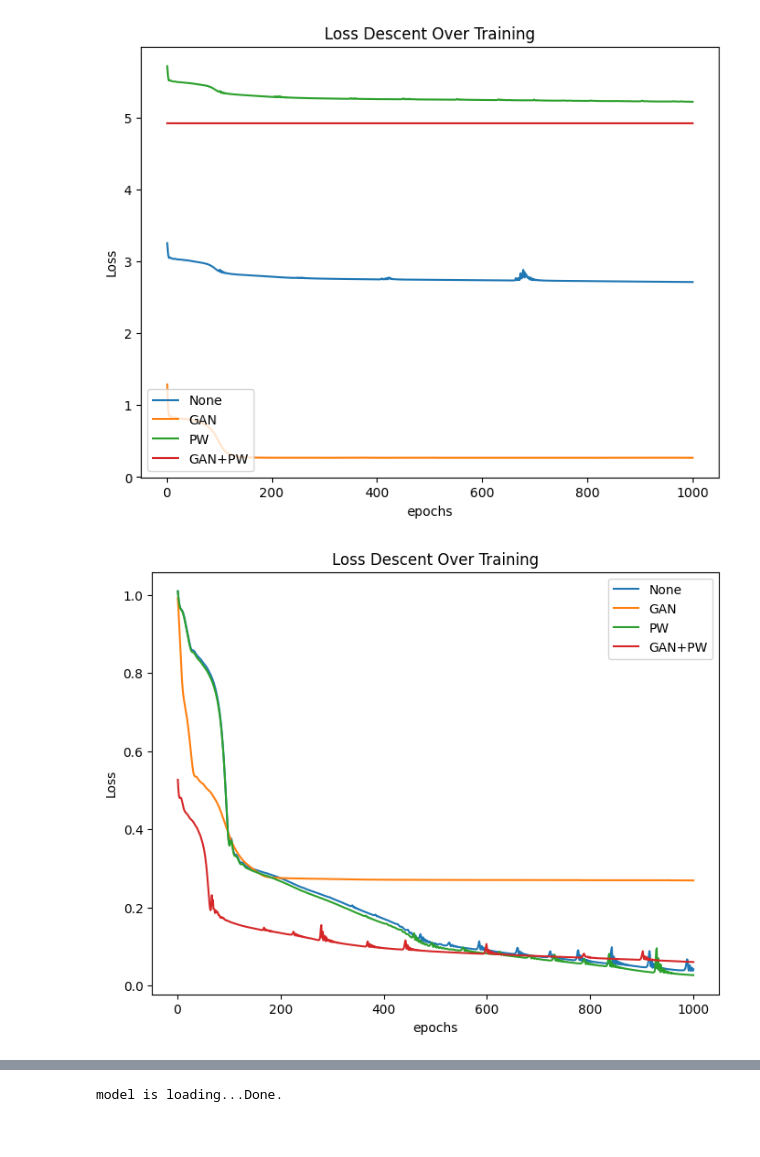
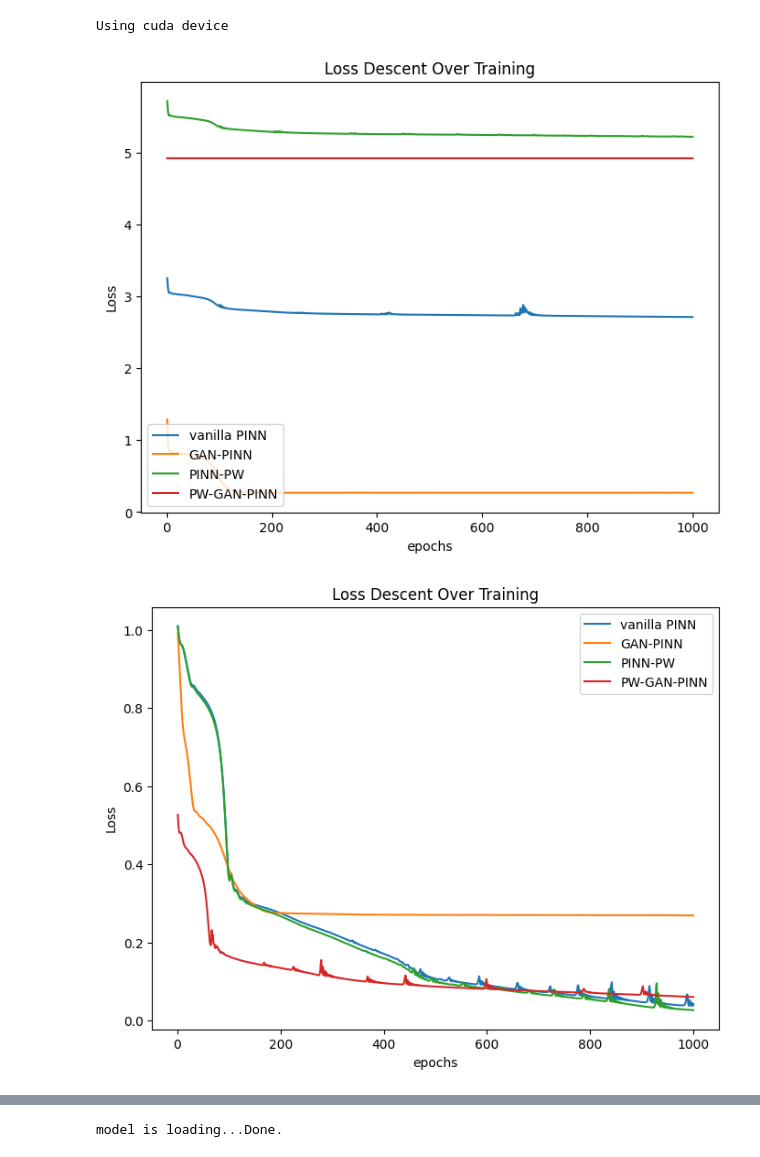
Before and after one commit to Max-Hi/GenerativePINNs, a Jupyter notebook: Plotting.ipynb, the cells around one changed output, grey strips where cells are left out. Saved outputs shown, nothing was run; the diff lists cells and outputs as text; code cells hidden in the pictures.

Commit message:
minor label fixing

```diff
--- a/Plotting.ipynb
+++ b/Plotting.ipynb
@@ -1,26 +1,27 @@
 # %%
 import scipy
 from utils.plot import plot_loss_comparison, plot_with_ground_truth, plot_loss
 from PDE_PINNs import Heat_PINN_GAN, Schroedinger_PINN_GAN
 from data_structuring import structure_data
 import pickle
 import torch
 import numpy as np
 
 
 pde_list = ['schroedinger', 'burgers', 'heat', 'poisson', 'helmholtz']
 
 model_name = ["paperhyperparams-smaller-e-with-none",
               "paperhyperparams-smaller-e-with-gan",
               "paperhyperparams-smaller-e-with-pw",
               "paperhyperparams-smaller-e-with-all"]
 
 for pde in pde_list:
     loaded_dict = []
     for i in range(len(model_name)):
         with open('Saves/loss_history_'+ pde + "_" +model_name[i]+'.pkl', 'rb') as f:
             loaded_dict.append(pickle.load(f))
-    plot_loss_comparison(loaded_dict, model_label_list=["None", "GAN", "PW", "GAN+PW"], filename='Plots/'+ pde + '_loss_comparison.png')
+    plot_loss_comparison(loaded_dict, model_label_list=["vanilla PINN", "GAN-PINN", "PINN-PW", "PW-GAN-PINN"], filename='Plots/'+ pde + '_loss_comparison.png')
 # %% [output]
+Using cuda device
-[figure, old version]
+[figure, new version]
-[figure, old version]
+[figure, new version]
```
Also changed, not shown: parts of 1 cell of this notebook.
